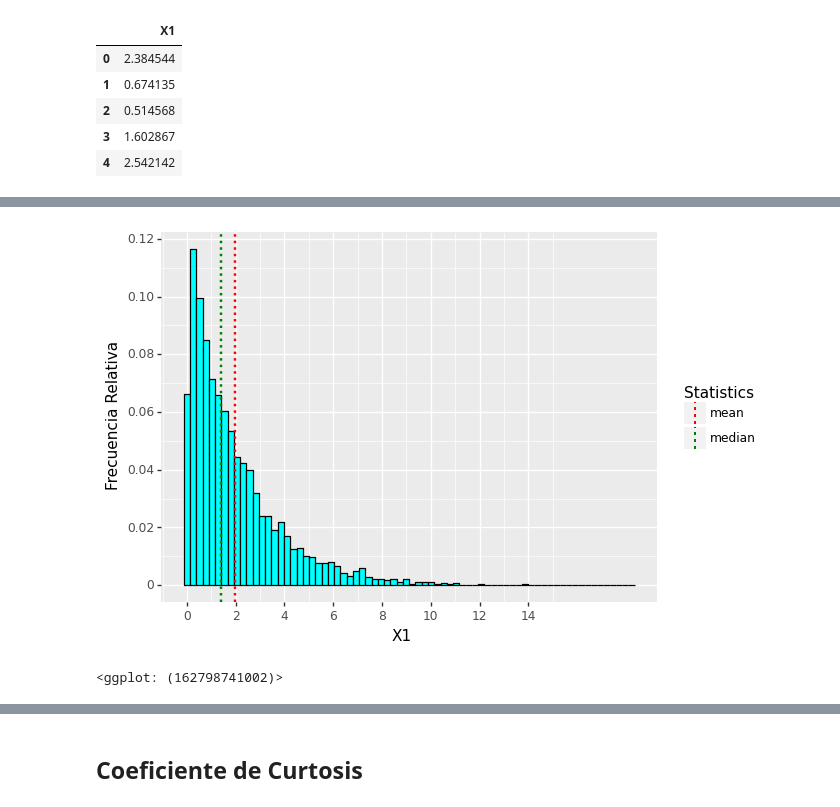
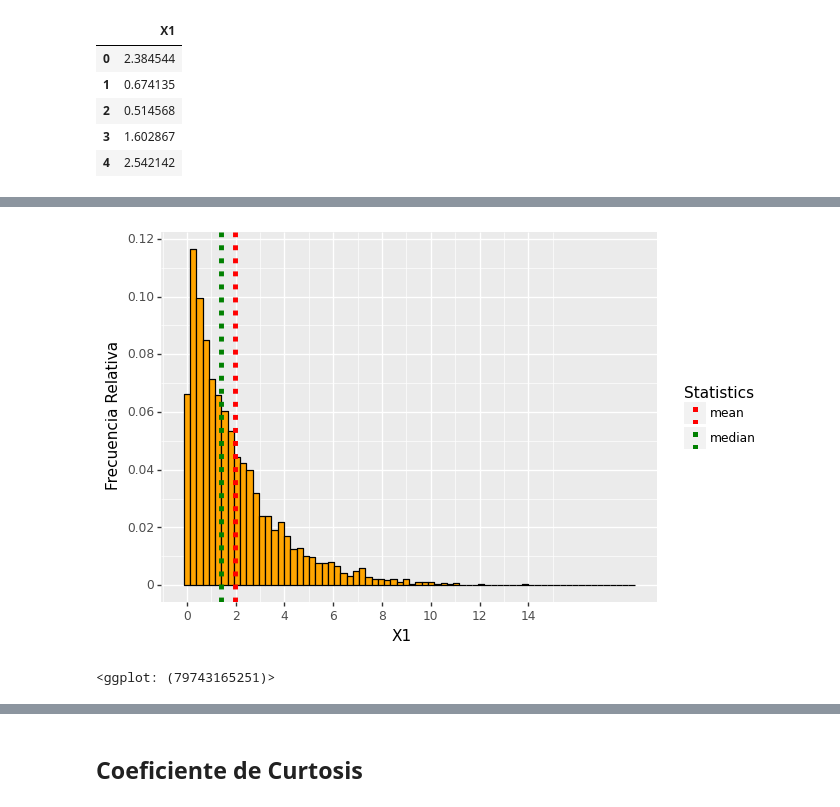
Before and after one commit to FabioScielzoOrtiz/Estadistica4all-blog, a Jupyter notebook: Descriptive Statisitcs in Python and R/Descriptive Statistics with Python and R.ipynb, the cells around one changed output, grey strips where cells are left out. Cells and saved outputs as stored; diff of their text form; code cells hidden in the pictures.

```diff
--- a/Descriptive Statisitcs in Python and R/Descriptive Statistics with Python and R.ipynb
+++ b/Descriptive Statisitcs in Python and R/Descriptive Statistics with Python and R.ipynb
@@ -3198,18 +3202,18 @@ df
 # %%
 (
 ggplot( data=X1_df )
 + aes(x='X1' , y =  after_stat('width*density'))
-+ geom_histogram( fill="cyan", color="black")
++ geom_histogram( fill="orange", color="black")
 +  labs(x = "X1", y = "Frecuencia Relativa")
 + scale_x_continuous( breaks = np.arange(0, 15, 2) )
 + scale_y_continuous( breaks = np.arange(0, 0.13, 0.02) )
 
-+  geom_vline( df, aes(xintercept='value', color='statistics'), show_legend=True , linetype='dotted',size=[1,1])
++  geom_vline( df, aes(xintercept='value', color='statistics'), show_legend=True , linetype='dotted',size=[2,2])
 +  scale_color_manual(
      name = "Statistics",
      values = [  "red",  "green"]
      )
 )
 # %% [output]
-[figure, old version]
+[figure, new version]
-<ggplot: (162798741002)>
+<ggplot: (79743165251)>
```
Also changed, not shown: parts of 40 cells of this notebook, 1 other file.
